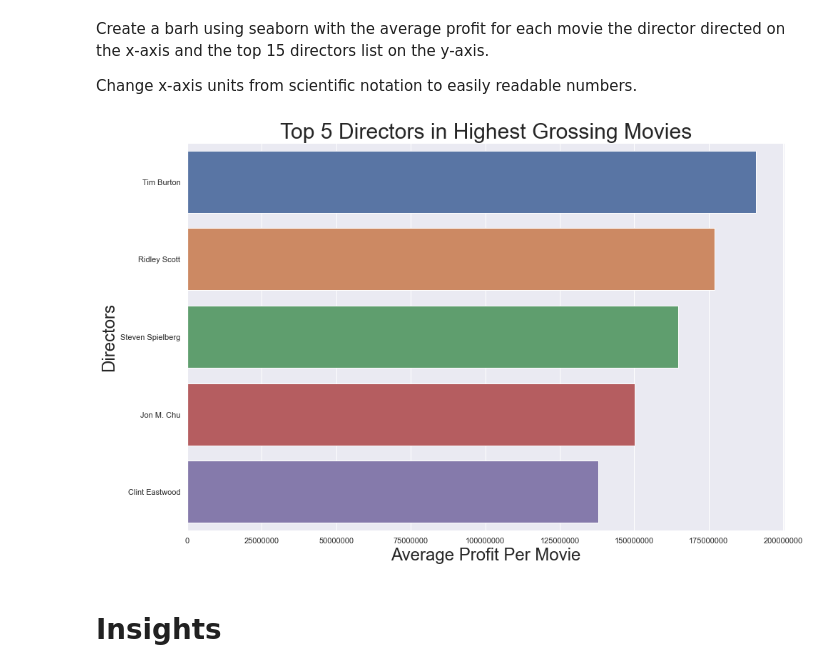
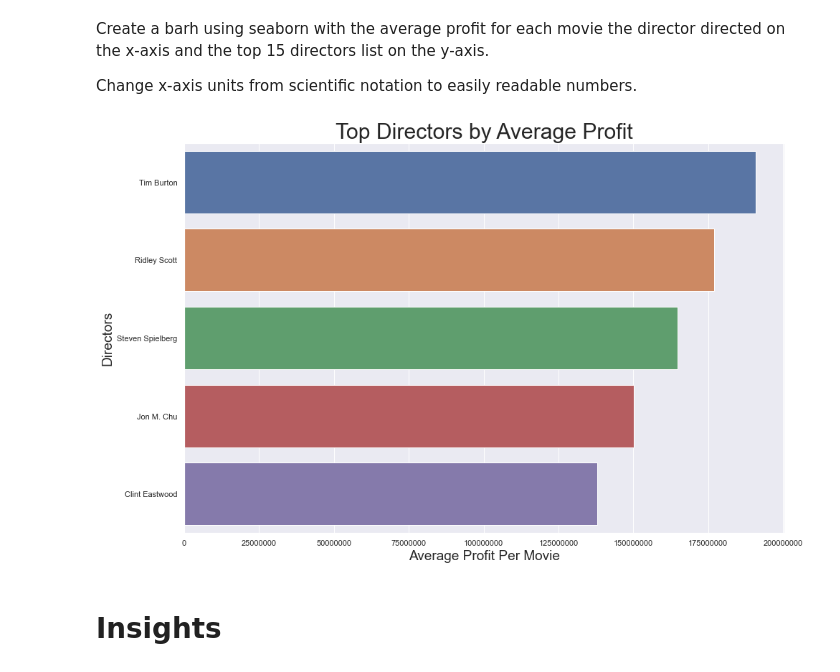
Before and after one commit to JordanMang/phase_1_id10t_team, a Jupyter notebook: working_jupyter_notebooks/am.ipynb, the cells around one changed output. Drawn from its saved outputs; the diff is of its cells as text; code cells hidden in the pictures.

Commit message:
data visualization title update

```diff
--- a/working_jupyter_notebooks/am.ipynb
+++ b/working_jupyter_notebooks/am.ipynb
@@ -240,29 +240,28 @@ Change x-axis units from scientific notation to easily readable numbers.
 # %%
 sns.set(style="whitegrid")
 
 sns.color_palette("rocket")
 
 sns.set(rc = {'figure.figsize':(15,10)})
 
 g = sns.barplot(x='average_profit', y='director_name', data=directing_df.head(5))
 
-
-plt.title('Top 5 Directors in Highest Grossing Movies', fontsize=30)
-plt.xlabel('Average Profit Per Movie', fontsize=24)
-plt.ylabel('Directors', fontsize=24)
+plt.title('Top Directors by Average Profit', fontsize=30)
+plt.xlabel('Average Profit Per Movie', fontsize=19)
+plt.ylabel('Directors', fontsize=19)
 
 plt.ticklabel_format(axis='x', style='plain')
 pd.set_option('display.float_format', lambda x: '%.9f' % x)
 
 #ticks_loc = g.get_xticks().tolist()
 #g.xaxis.set_major_locator(mticker.FixedLocator(ticks_loc))
 
 #g.set_xticklabels([label_format.format(x) for x in ticks_loc])
 
 #xlabels = ['{:,.0f}'.format(x) + ' MM' for x in g.get_xticks()/1000000]
 #g.set_xticklabels(xlabels);
 # %% [output]
-[figure, old version]
+[figure, new version]
 # %% [markdown]
 # Insights
 # %% [markdown]
```
Also changed, not shown: parts of 1 cell of this notebook.
